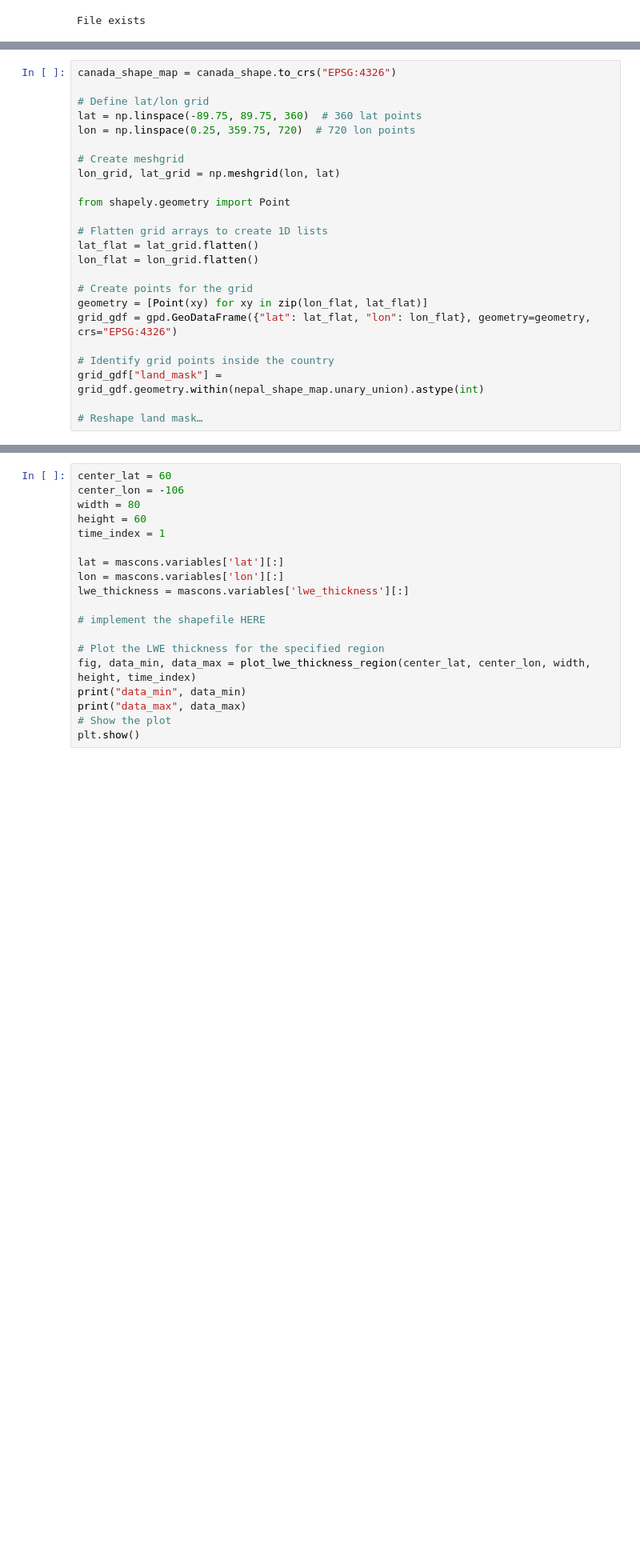
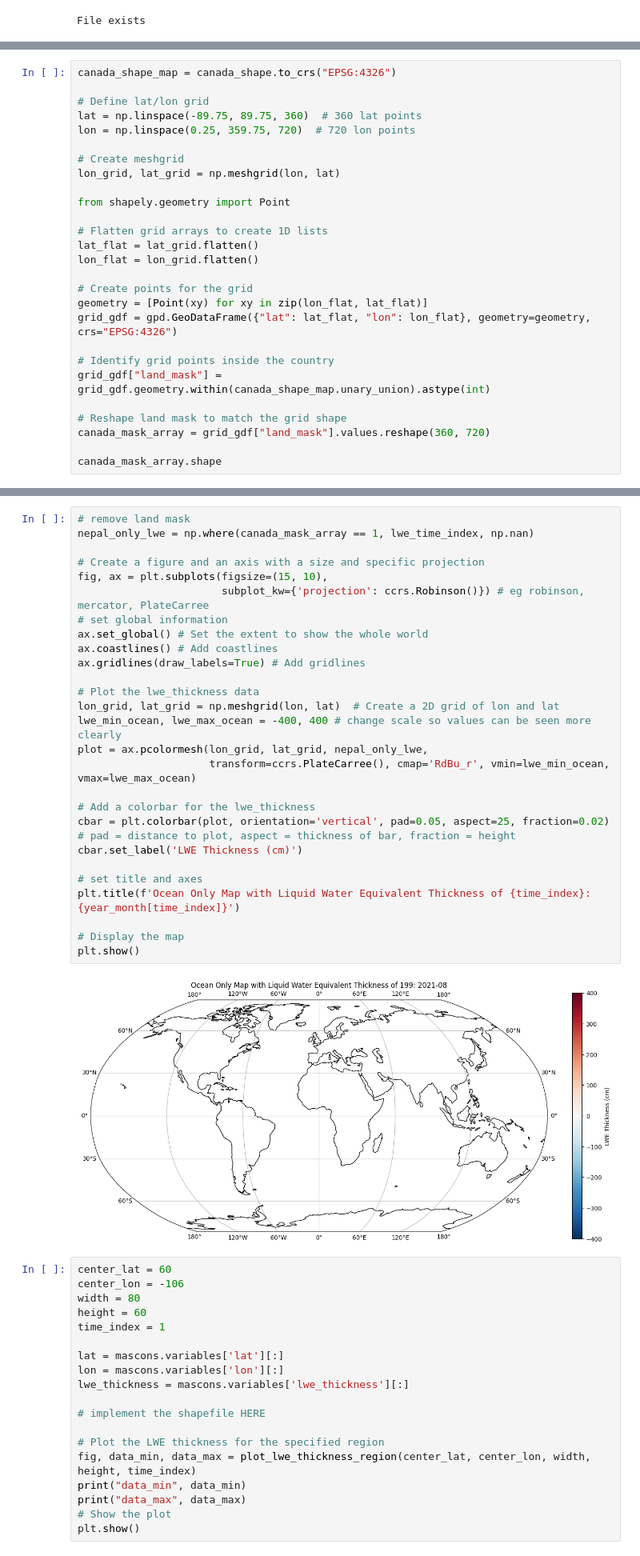
Before and after one commit to faehdy/Space_Data_Kernel, a Jupyter notebook: Grace/Project/src/LWE_Mascon.ipynb, the cells around one changed output, grey strips where cells are left out. Shown at 80% size. Cells and saved outputs as stored; diff of their text form; blank space fills up the shorter version.

```diff
--- a/Grace/Project/src/LWE_Mascon.ipynb
+++ b/Grace/Project/src/LWE_Mascon.ipynb
@@ -181,6 +187,9 @@ geometry = [Point(xy) for xy in zip(lon_flat, lat_flat)]
 grid_gdf = gpd.GeoDataFrame({"lat": lat_flat, "lon": lon_flat}, geometry=geometry, crs="EPSG:4326")
 
 # Identify grid points inside the country
-grid_gdf["land_mask"] = grid_gdf.geometry.within(nepal_shape_map.unary_union).astype(int)
+grid_gdf["land_mask"] = grid_gdf.geometry.within(canada_shape_map.unary_union).astype(int)
 
-# Reshape land mask…
+# Reshape land mask to match the grid shape
+canada_mask_array = grid_gdf["land_mask"].values.reshape(360, 720)
+
+canada_mask_array.shape
@@ -187,3 +234,32 @@ grid_gdf["land_mask"] = grid_gdf.geometry.within(nepal_shape_map.unary_union).as
+# %%
+# remove land mask
+nepal_only_lwe = np.where(canada_mask_array == 1, lwe_time_index, np.nan)
+
+# Create a figure and an axis with a size and specific projection
+fig, ax = plt.subplots(figsize=(15, 10),
+                       subplot_kw={'projection': ccrs.Robinson()}) # eg robinson, mercator, PlateCarree
+# set global information
+ax.set_global() # Set the extent to show the whole world
+ax.coastlines() # Add coastlines
+ax.gridlines(draw_labels=True) # Add gridlines
+
+# Plot the lwe_thickness data
+lon_grid, lat_grid = np.meshgrid(lon, lat)  # Create a 2D grid of lon and lat
+lwe_min_ocean, lwe_max_ocean = -400, 400 # change scale so values can be seen more clearly
+plot = ax.pcolormesh(lon_grid, lat_grid, nepal_only_lwe,
+                     transform=ccrs.PlateCarree(), cmap='RdBu_r', vmin=lwe_min_ocean, vmax=lwe_max_ocean)
+
+# Add a colorbar for the lwe_thickness
+cbar = plt.colorbar(plot, orientation='vertical', pad=0.05, aspect=25, fraction=0.02) # pad = distance to plot, aspect = thickness of bar, fraction = height
+cbar.set_label('LWE Thickness (cm)')
+
+# set title and axes
+plt.title(f'Ocean Only Map with Liquid Water Equivalent Thickness of {time_index}: {year_month[time_index]}')
+
+# Display the map
+plt.show()
+# %% [output]
+[figure, added]
 # %%
 center_lat = 60
 center_lon = -106
```
Also changed, not shown: parts of 6 cells of this notebook.
